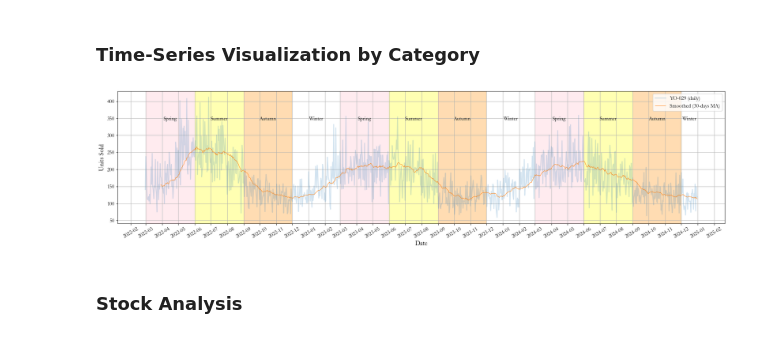
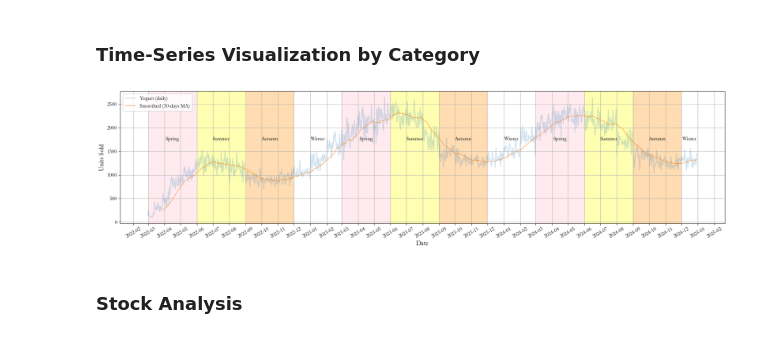
Before and after one commit to dnshwng98/fmcg_intelligent_tools, a Jupyter notebook: src/fmcg_intelligent_tools/Untitled.ipynb, the cells around one changed output. Drawn from its saved outputs; the diff is of its cells as text; code cells hidden in the pictures.

Commit message:
Impute Missing Data and Re-Train

```diff
--- a/src/fmcg_intelligent_tools/Untitled.ipynb
+++ b/src/fmcg_intelligent_tools/Untitled.ipynb
@@ -324,7 +324,7 @@ viz_monthly_performance_by_channel()
 # %%
 def time_series_viz_by_category(category: str, is_moving_average:bool = False, moving_average: int = 0):
     transaction_data = fmcg_dataset.copy()
-    transaction_data = transaction_data.loc[transaction_data["sku"] == category]
+    transaction_data = transaction_data.loc[transaction_data["category"] == category]
     transaction_data = transaction_data.groupby(by=["date", "season"], as_index=False)["units_sold"].sum()
     transaction_data.sort_values(by=["date"], inplace=True)
 
@@ -373,9 +373,9 @@ def time_series_viz_by_category(category: str, is_moving_average:bool = False, m
     plt.xticks(rotation=30)
     plt.show()
 # %%
-time_series_viz_by_category("YO-029", True, 30)
+time_series_viz_by_category("Yogurt", True, 30)
 # %% [output]
-[figure, old version]
+[figure, new version]
 # %% [markdown]
 ### Stock Analysis
 # %%
```
Also changed, not shown: parts of 31 cells of this notebook.
